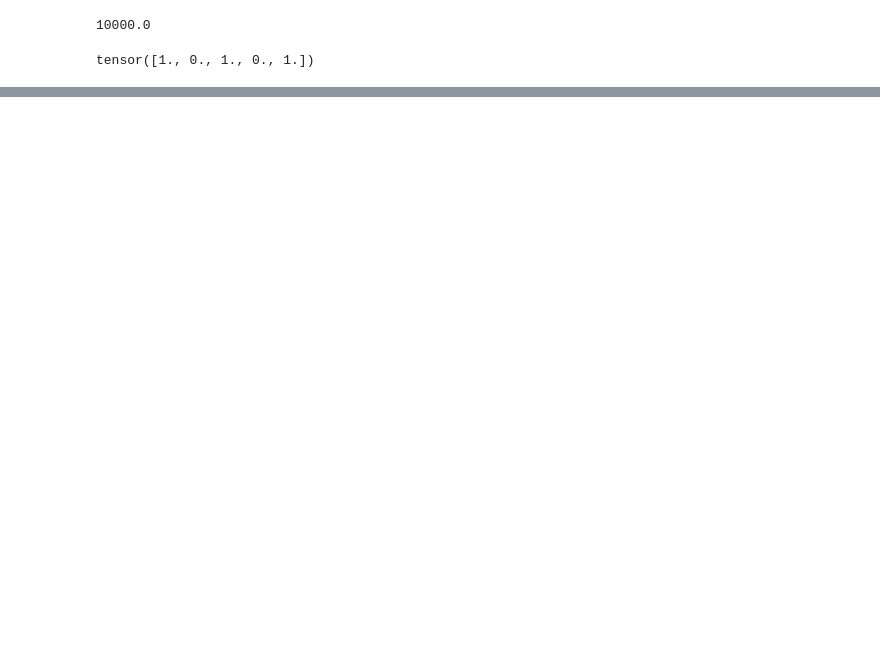
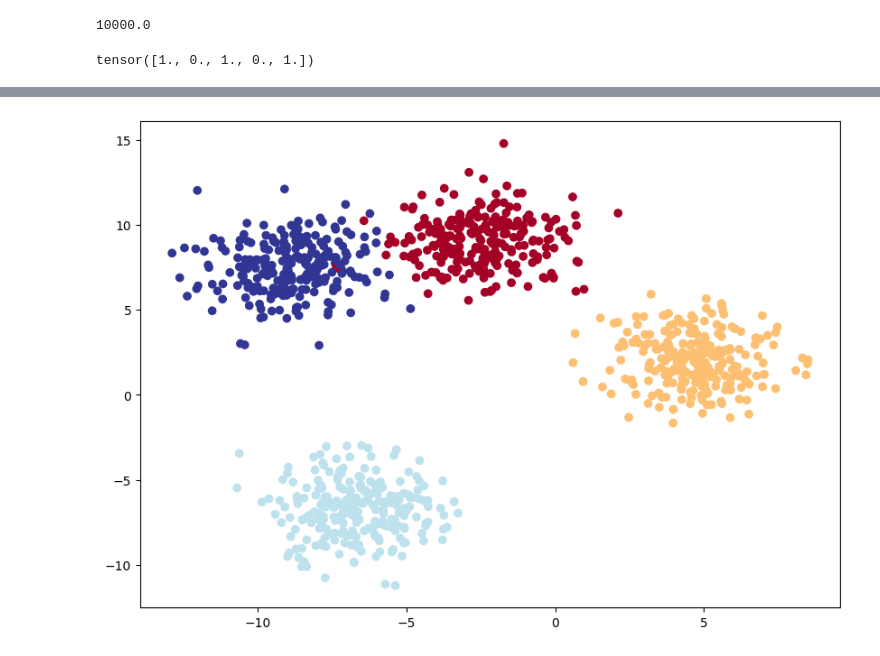
Before and after one commit to Shaik1903/Learning_Pytorch, a Jupyter notebook: Pytorch_Classification.ipynb, the cells around one changed output, grey strips where cells are left out. Cells and saved outputs as stored; diff of their text form; code cells hidden in the pictures; blank space fills up the shorter version.

```diff
--- a/Pytorch_Classification.ipynb
+++ b/Pytorch_Classification.ipynb
@@ -139,0 +401,14 @@ tensor([[0.],
+# %%
+X_blobs,y_blobs = make_blobs(n_samples=1000,
+                             n_features=2,
+                             centers=4,
+                             random_state=42,
+                             cluster_std = 1.5)
+# %%
+X_blobs = torch.from_numpy(X_blobs).type(torch.float)
+y_blobs = torch.from_numpy(y_blobs).type(torch.float)
+X_train,X_test, y_train, y_test = train_test_split(X_blobs,y_blobs,test_size = 0.2, random_state = 42)
+plt.figure(figsize=(10, 7))
+plt.scatter(X_blobs[:, 0], X_blobs[:, 1], c=y_blobs, cmap=plt.cm.RdYlBu);
+# %% [output]
+[figure, added]
```
Also changed, not shown: parts of 31 cells of this notebook.
